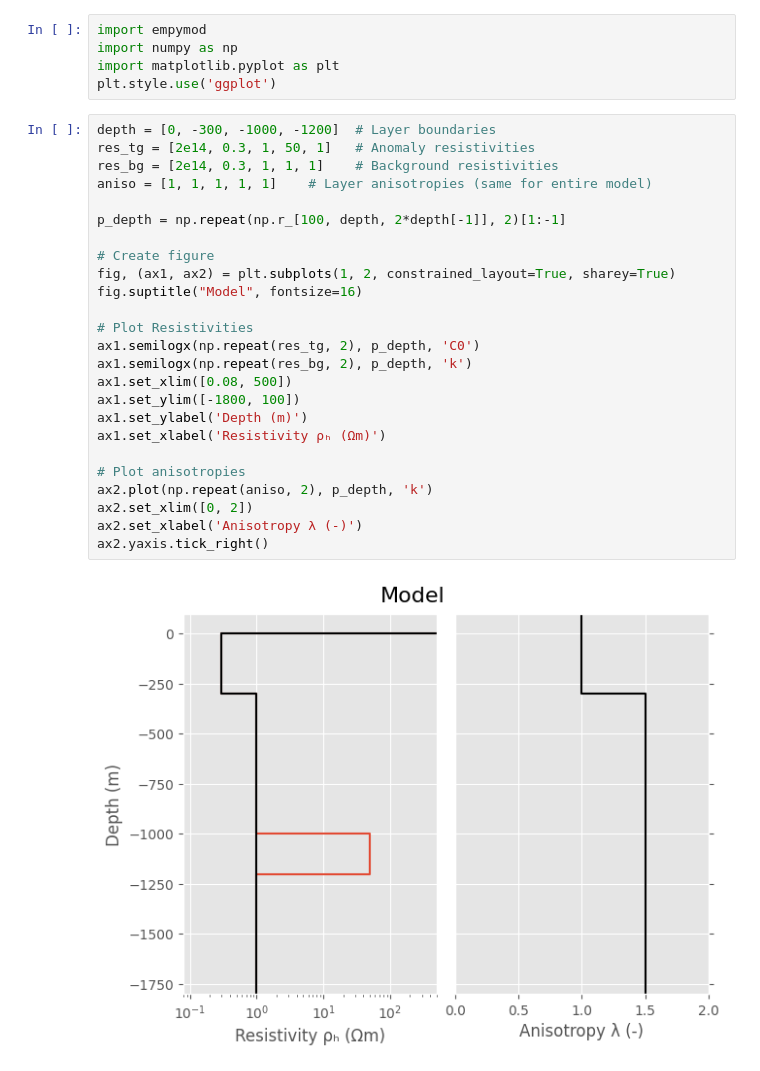
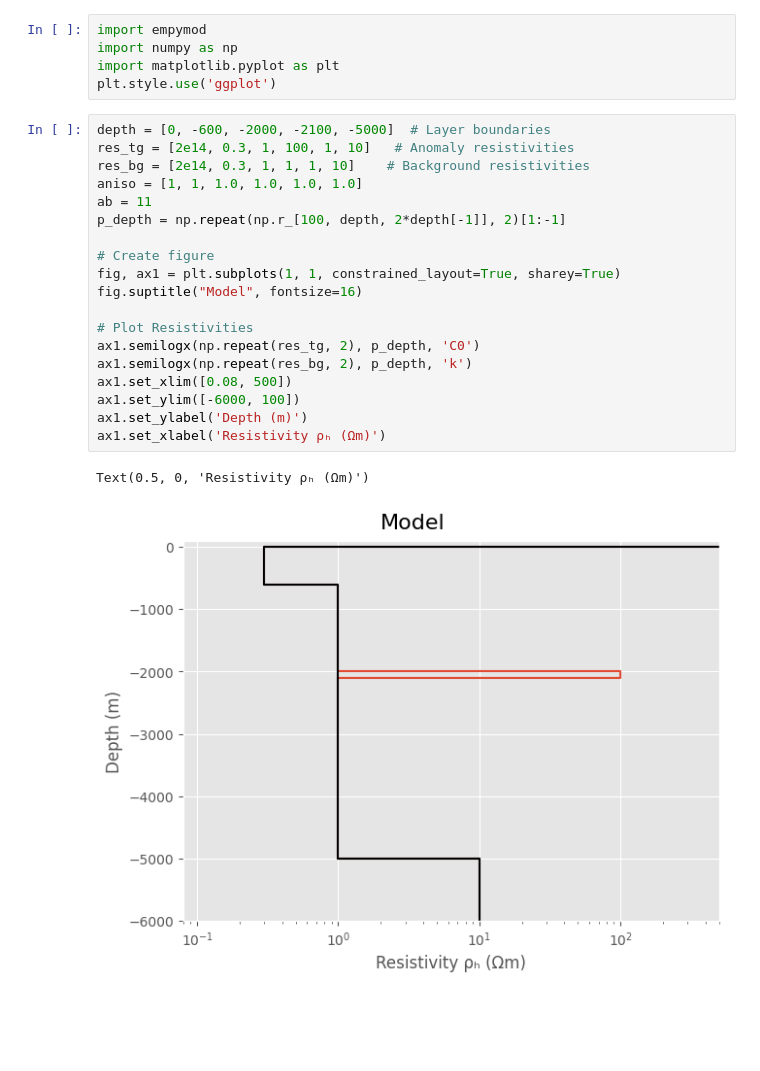
Before and after one commit to michpaulatto/AppliedGeophysicsExercises, a Jupyter notebook: Notebooks/6_csem.ipynb, the cells around one changed output. Drawn from its saved outputs; the diff is of its cells as text; blank space fills up the shorter version.

```diff
--- a/Notebooks/6_csem.ipynb
+++ b/Notebooks/6_csem.ipynb
@@ -60,29 +42,24 @@ import numpy as np
 import matplotlib.pyplot as plt
 plt.style.use('ggplot')
 # %%
-depth = [0, -300, -1000, -1200]  # Layer boundaries
-res_tg = [2e14, 0.3, 1, 50, 1]   # Anomaly resistivities
-res_bg = [2e14, 0.3, 1, 1, 1]    # Background resistivities
-aniso = [1, 1, 1, 1, 1]    # Layer anisotropies (same for entire model)
-
+depth = [0, -600, -2000, -2100, -5000]  # Layer boundaries
+res_tg = [2e14, 0.3, 1, 100, 1, 10]   # Anomaly resistivities
+res_bg = [2e14, 0.3, 1, 1, 1, 10]    # Background resistivities
+aniso = [1, 1, 1.0, 1.0, 1.0, 1.0]
+ab = 11
 p_depth = np.repeat(np.r_[100, depth, 2*depth[-1]], 2)[1:-1]
 
 # Create figure
-fig, (ax1, ax2) = plt.subplots(1, 2, constrained_layout=True, sharey=True)
+fig, ax1 = plt.subplots(1, 1, constrained_layout=True, sharey=True)
 fig.suptitle("Model", fontsize=16)
 
 # Plot Resistivities
 ax1.semilogx(np.repeat(res_tg, 2), p_depth, 'C0')
 ax1.semilogx(np.repeat(res_bg, 2), p_depth, 'k')
 ax1.set_xlim([0.08, 500])
-ax1.set_ylim([-1800, 100])
+ax1.set_ylim([-6000, 100])
 ax1.set_ylabel('Depth (m)')
 ax1.set_xlabel('Resistivity ρₕ (Ωm)')
-
-# Plot anisotropies
-ax2.plot(np.repeat(aniso, 2), p_depth, 'k')
-ax2.set_xlim([0, 2])
-ax2.set_xlabel('Anisotropy λ (-)')
-ax2.yaxis.tick_right()
 # %% [output]
+Text(0.5, 0, 'Resistivity ρₕ (Ωm)')
-[figure, old version]
+[figure, new version]
```
Also changed, not shown: parts of 6 cells of this notebook.
